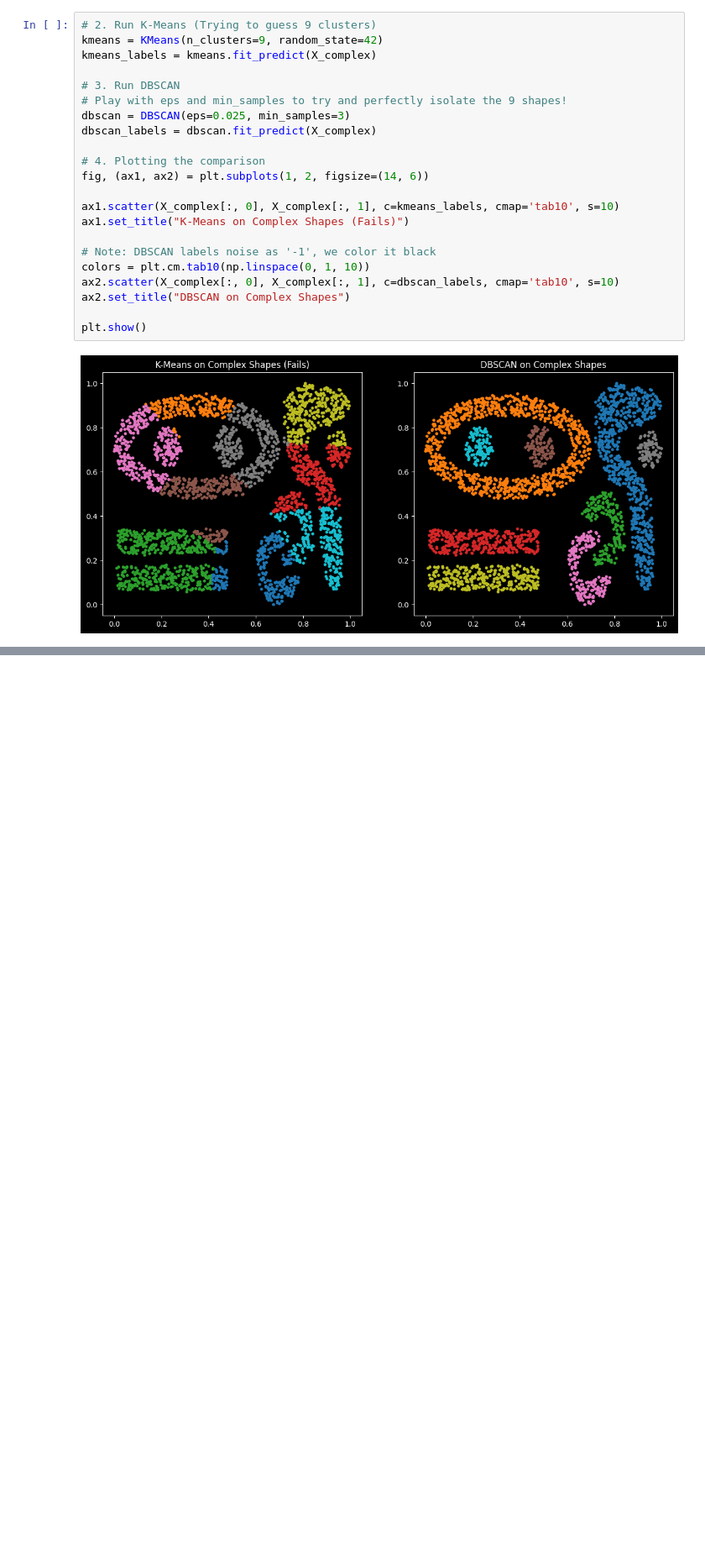
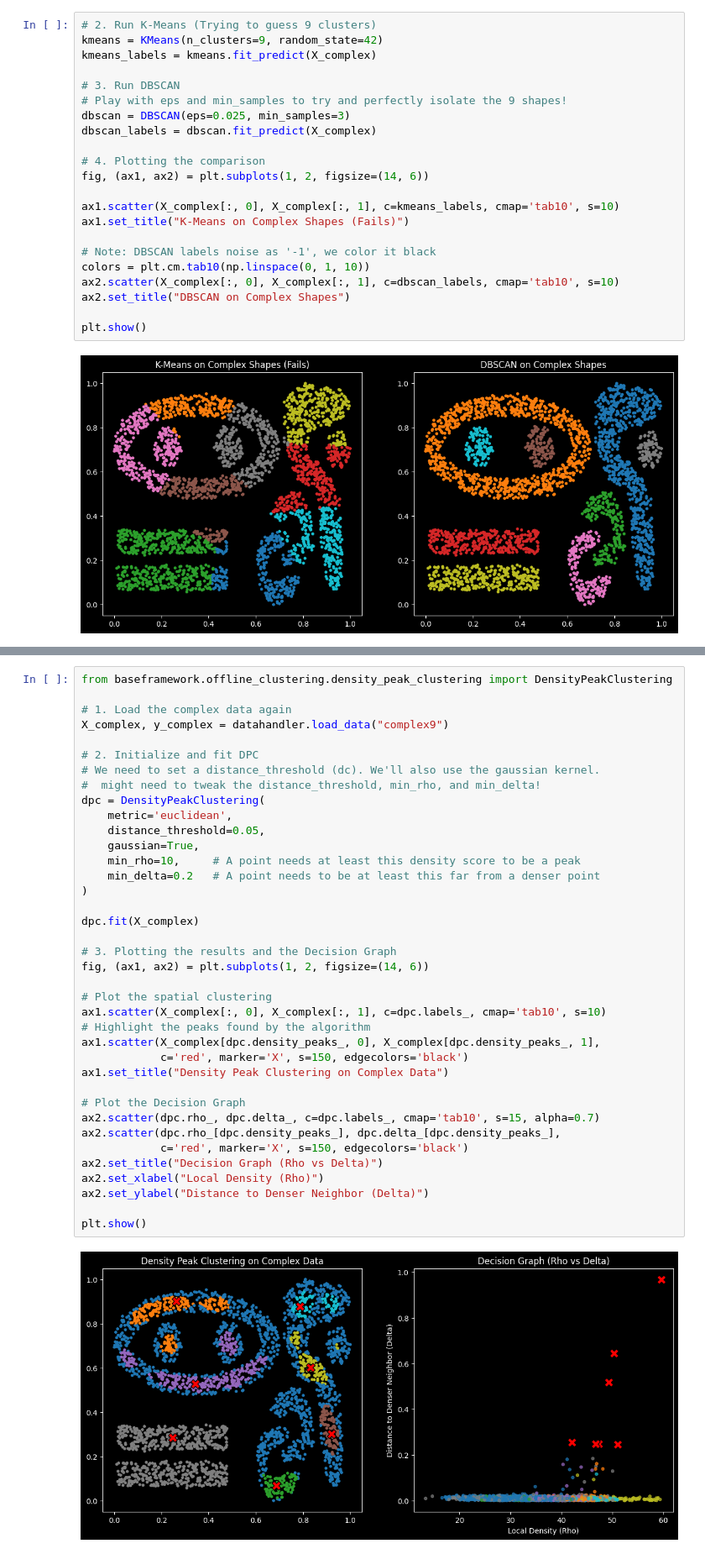
Before and after one commit to justfeelix/dstream-hajuj, a Jupyter notebook: playground.ipynb, the cells around one changed output, grey strips where cells are left out. Shown at 84% size. Drawn from its saved outputs; the diff is of its cells as text; blank space fills up the shorter version.

Commit message:
Play around with DPC - merging the two concepts and redefine how we view a center in a cluster

```diff
--- a/playground.ipynb
+++ b/playground.ipynb
@@ -198,0 +225,40 @@ plt.show()
+# %%
+from baseframework.offline_clustering.density_peak_clustering import DensityPeakClustering
+
+# 1. Load the complex data again
+X_complex, y_complex = datahandler.load_data("complex9")
+
+# 2. Initialize and fit DPC
+# We need to set a distance_threshold (dc). We'll also use the gaussian kernel.
+#  might need to tweak the distance_threshold, min_rho, and min_delta!
+dpc = DensityPeakClustering(
+    metric='euclidean',
+    distance_threshold=0.05,
+    gaussian=True,
+    min_rho=10,     # A point needs at least this density score to be a peak
+    min_delta=0.2   # A point needs to be at least this far from a denser point
+)
+
+dpc.fit(X_complex)
+
+# 3. Plotting the results and the Decision Graph
+fig, (ax1, ax2) = plt.subplots(1, 2, figsize=(14, 6))
+
+# Plot the spatial clustering
+ax1.scatter(X_complex[:, 0], X_complex[:, 1], c=dpc.labels_, cmap='tab10', s=10)
+# Highlight the peaks found by the algorithm
+ax1.scatter(X_complex[dpc.density_peaks_, 0], X_complex[dpc.density_peaks_, 1],
+            c='red', marker='X', s=150, edgecolors='black')
+ax1.set_title("Density Peak Clustering on Complex Data")
+
+# Plot the Decision Graph
+ax2.scatter(dpc.rho_, dpc.delta_, c=dpc.labels_, cmap='tab10', s=15, alpha=0.7)
+ax2.scatter(dpc.rho_[dpc.density_peaks_], dpc.delta_[dpc.density_peaks_],
+            c='red', marker='X', s=150, edgecolors='black')
+ax2.set_title("Decision Graph (Rho vs Delta)")
+ax2.set_xlabel("Local Density (Rho)")
+ax2.set_ylabel("Distance to Denser Neighbor (Delta)")
+
+plt.show()
+# %% [output]
+[figure, added]
```
Also changed, not shown: parts of 1 cell of this notebook.
